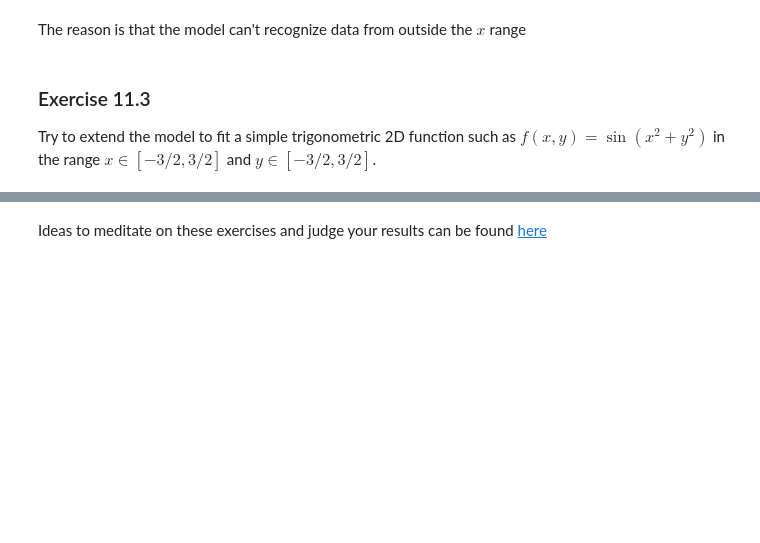
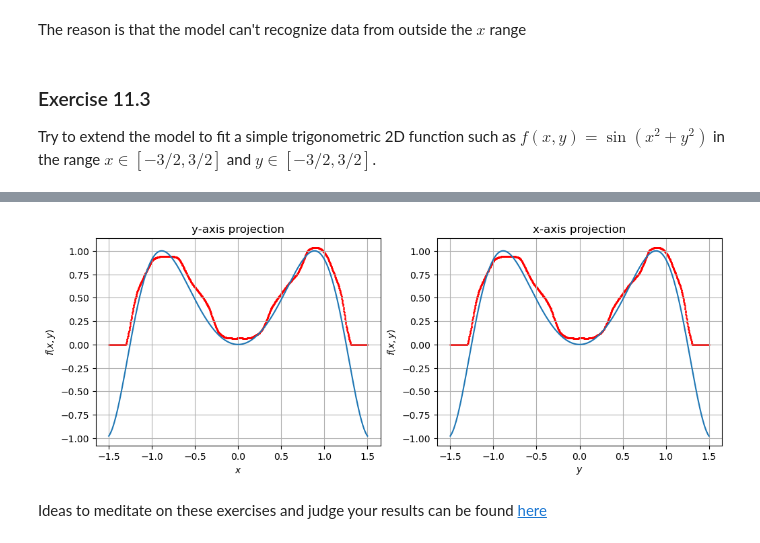
Before and after one commit to edoiannu/LSN_Exercises_Iannucci, a Jupyter notebook: Exercises_11/LSN_Exercises_11.ipynb, the cells around one changed output, grey strips where cells are left out. Drawn from its saved outputs; the diff is of its cells as text; code cells hidden in the pictures; blank space fills up the shorter version.

```diff
--- a/Exercises_11/LSN_Exercises_11.ipynb
+++ b/Exercises_11/LSN_Exercises_11.ipynb
@@ -407,0 +534,34 @@ Try to extend the model to fit a simple trigonometric 2D function such as $f(x,y
+# %%
+x_predicted = np.linspace(-1.5, 1.5, 1000)
+y_predicted = np.linspace(-1.5, 1.5, 1000)
+x_predicted.sort()
+y_predicted.sort()
+
+z_target = fun(x_predicted,y_predicted)
+
+predicted_data = np.vstack((x_predicted, y_predicted)).T
+
+z_predicted = model_2DF.predict(predicted_data)
+
+fig, (ax1, ax2) = plt.subplots(1, 2, figsize=(12, 4))
+
+ax1.plot(x_predicted,z_target)
+ax2.plot(y_predicted,z_target)
+ax1.scatter(x_predicted,z_predicted,s=1,color='r')
+ax2.scatter(y_predicted,z_predicted,s=1,color='r')
+
+#ax1.spines[['left', 'bottom']].set_position('center')
+#ax1.spines[['top', 'right']].set_visible(False)
+
+ax1.set_xlabel(r'$x$')
+ax1.set_ylabel(r'$f(x,y)$')
+ax1.set_title('y-axis projection')
+ax1.grid(True)
+
+ax2.set_xlabel(r'$y$')
+ax2.set_ylabel(r'$f(x,y)$')
+ax2.set_title('x-axis projection')
+ax2.grid(True)
+
+plt.show()
+# %% [output]
@@ -408,2 +569,3 @@ Try to extend the model to fit a simple trigonometric 2D function such as $f(x,y
+[figure, added]
 # %% [markdown]
 Ideas to meditate on these exercises and judge your results can be found <a href=https://xkcd.com/2048/>here</a>
```
Also changed, not shown: parts of 8 cells of this notebook, 1 other file.
